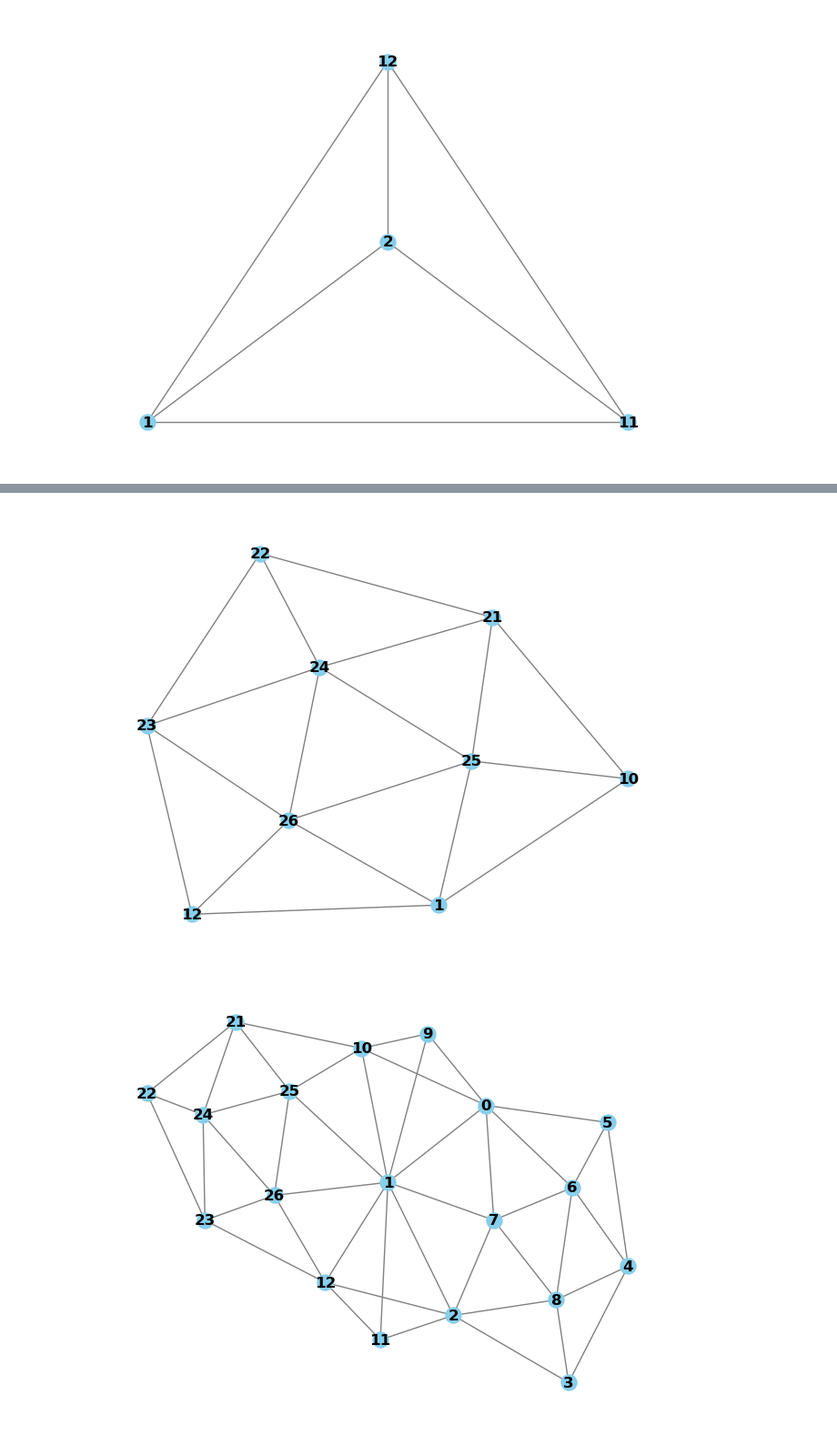
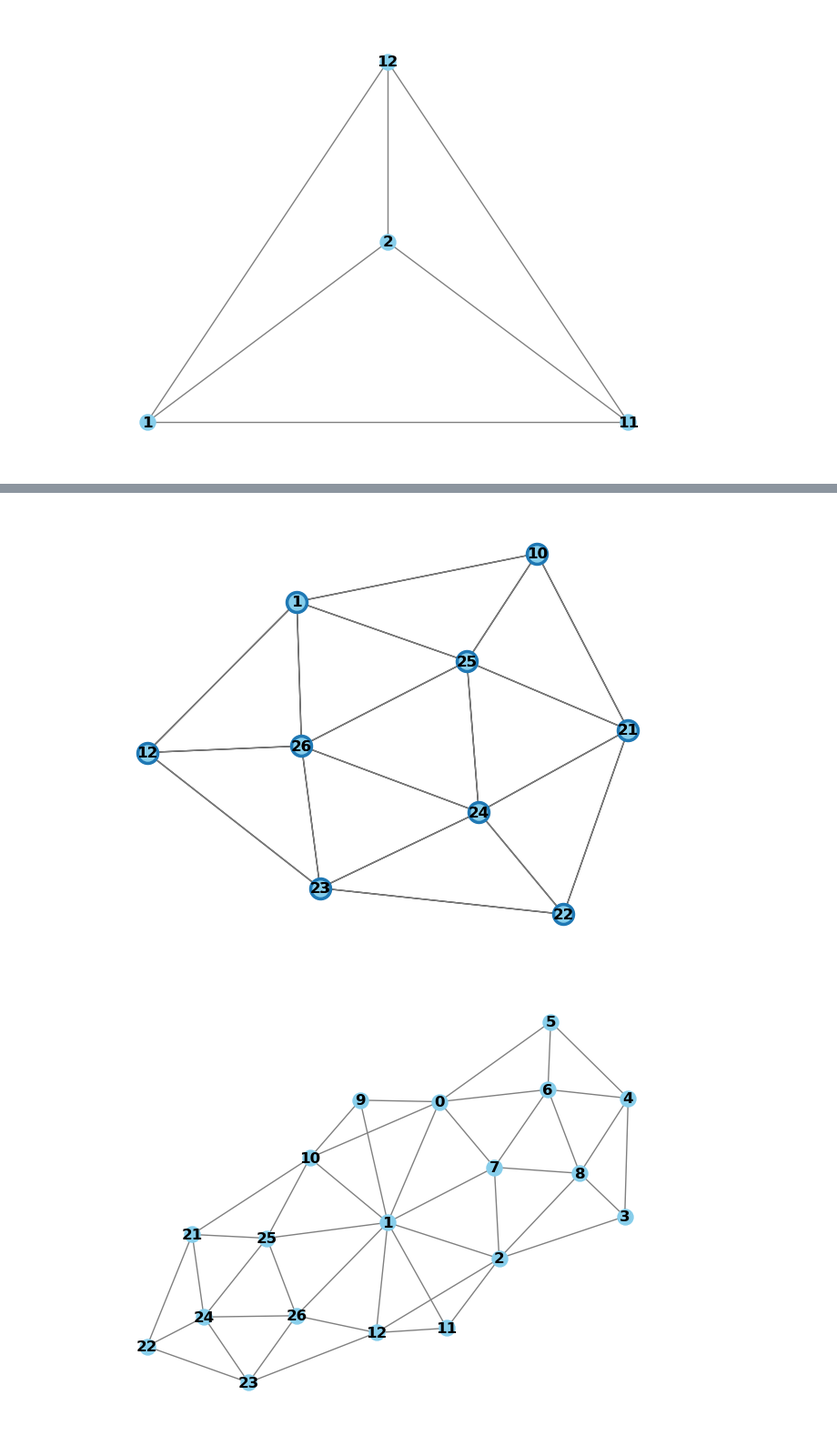
Before and after one commit to NikhilToram/2024Spr_finalproj, a Jupyter notebook: TestingNetworkx.ipynb, the cells around one changed output, grey strips where cells are left out. Shown: that part at 91% size. Cells and saved outputs as stored; diff of their text form; code cells hidden in the pictures.

```diff
--- a/TestingNetworkx.ipynb
+++ b/TestingNetworkx.ipynb
@@ -130,18 +130,21 @@ H.add_edge(25,24,length=2.208)
 H.add_edge(24,26, length=2.208)
 H.add_edge(26,25,length=2.208)
 pos = nx.fruchterman_reingold_layout(H)
+# pos = nx.spectral_layout(H)
+nx.draw(H, pos, with_labels=True)
+
 nx.draw(H, pos, with_labels= True, node_color='skyblue', node_size=150, font_size=12, font_weight='bold', edge_color='gray')
 plt.show()
 # %% [output]
-[figure, old version]
+[figure, new version]
 # %%
 
 GT1T2H = nx.compose(GT1T2,H)
-pos = nx.fruchterman_reingold_layout(GT1T2H)
+pos = nx.fruchterman_reingold_layout(GT1T2H,iterations=100000,center=(6,8))
 nx.draw(GT1T2H, pos, with_labels= True, node_color='skyblue', node_size=150, font_size=12, font_weight='bold', edge_color='gray')
 plt.show()
 # %% [output]
-[figure, old version]
+[figure, new version]
 # %%
 T3 = nx.Graph()
 T3.add_nodes_from([2, 3, 13, 14])
```
Also changed, not shown: parts of 9 cells of this notebook.
